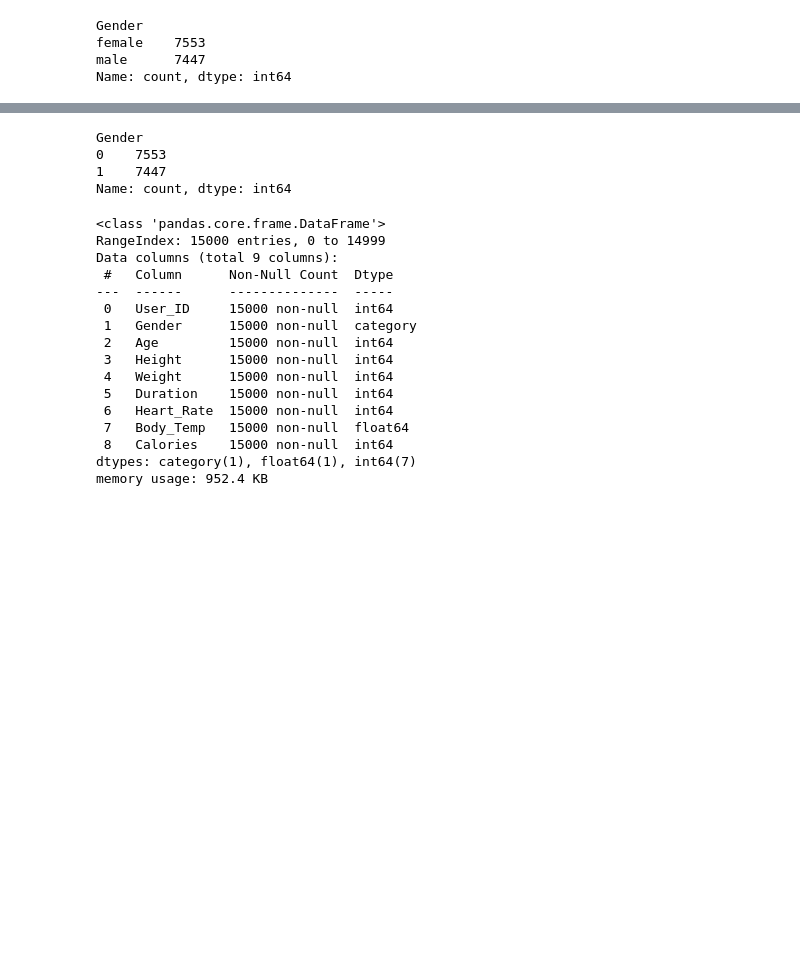
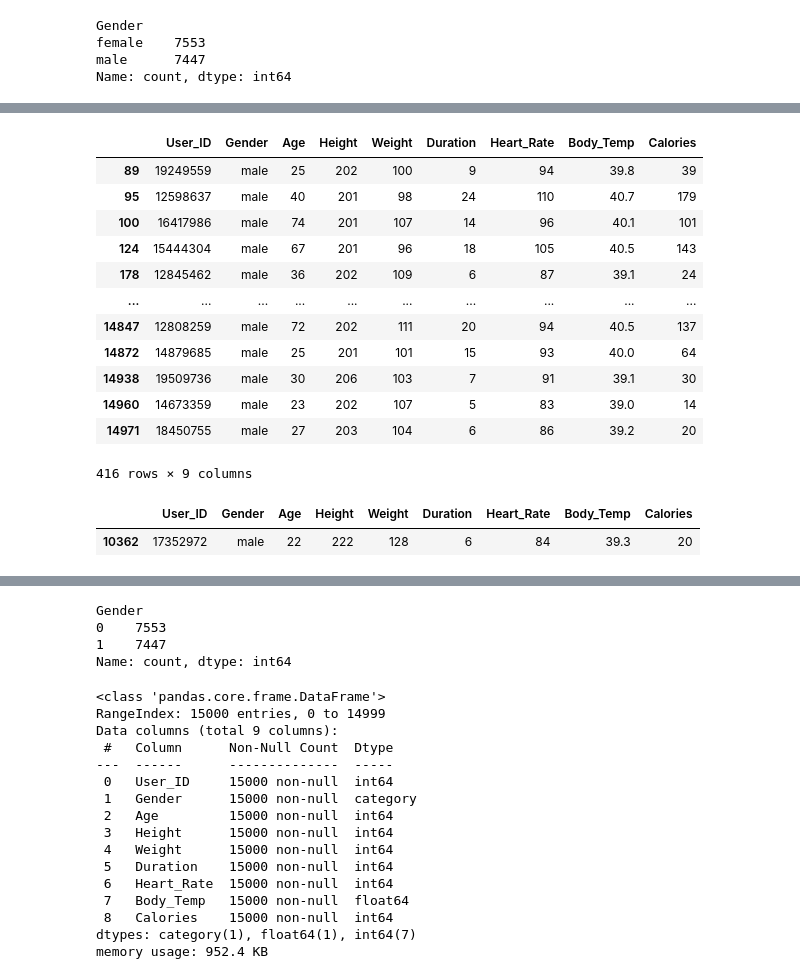
Before and after one commit to LaithNidal/CaloriesBurnedPredictor, a Jupyter notebook: Assingment4-SupervisedML-Regression.ipynb, the cells around one changed output, grey strips where cells are left out. Drawn from its saved outputs; the diff is of its cells as text; code cells hidden in the pictures; blank space fills up the shorter version.

```diff
--- a/Assingment4-SupervisedML-Regression.ipynb
+++ b/Assingment4-SupervisedML-Regression.ipynb
@@ -87,0 +137,21 @@ Name: count, dtype: int64
+# %%
+df_male.loc[df['Height'] > 200]
+# %% [output]
+|  | User_ID | Gender | Age | Height | Weight | Duration | Heart_Rate | Body_Temp | Calories |
+| 89 | 19249559 | male | 25 | 202 | 100 | 9 | 94 | 39.8 | 39 |
+| 95 | 12598637 | male | 40 | 201 | 98 | 24 | 110 | 40.7 | 179 |
+| 100 | 16417986 | male | 74 | 201 | 107 | 14 | 96 | 40.1 | 101 |
+| 124 | 15444304 | male | 67 | 201 | 96 | 18 | 105 | 40.5 | 143 |
+| 178 | 12845462 | male | 36 | 202 | 109 | 6 | 87 | 39.1 | 24 |
+| ... | ... | ... | ... | ... | ... | ... | ... | ... | ... |
+| 14847 | 12808259 | male | 72 | 202 | 111 | 20 | 94 | 40.5 | 137 |
+| 14872 | 14879685 | male | 25 | 201 | 101 | 15 | 93 | 40.0 | 64 |
+| 14938 | 19509736 | male | 30 | 206 | 103 | 7 | 91 | 39.1 | 30 |
+| 14960 | 14673359 | male | 23 | 202 | 107 | 5 | 83 | 39.0 | 14 |
+| 14971 | 18450755 | male | 27 | 203 | 104 | 6 | 86 | 39.2 | 20 |
+416 rows × 9 columns
+# %%
+df_male.loc[df['Height'] == df['Height'].max()]
+# %% [output]
+|  | User_ID | Gender | Age | Height | Weight | Duration | Heart_Rate | Body_Temp | Calories |
+| 10362 | 17352972 | male | 22 | 222 | 128 | 6 | 84 | 39.3 | 20 |
```
Also changed, not shown: parts of 22 cells of this notebook, 1 other file.
